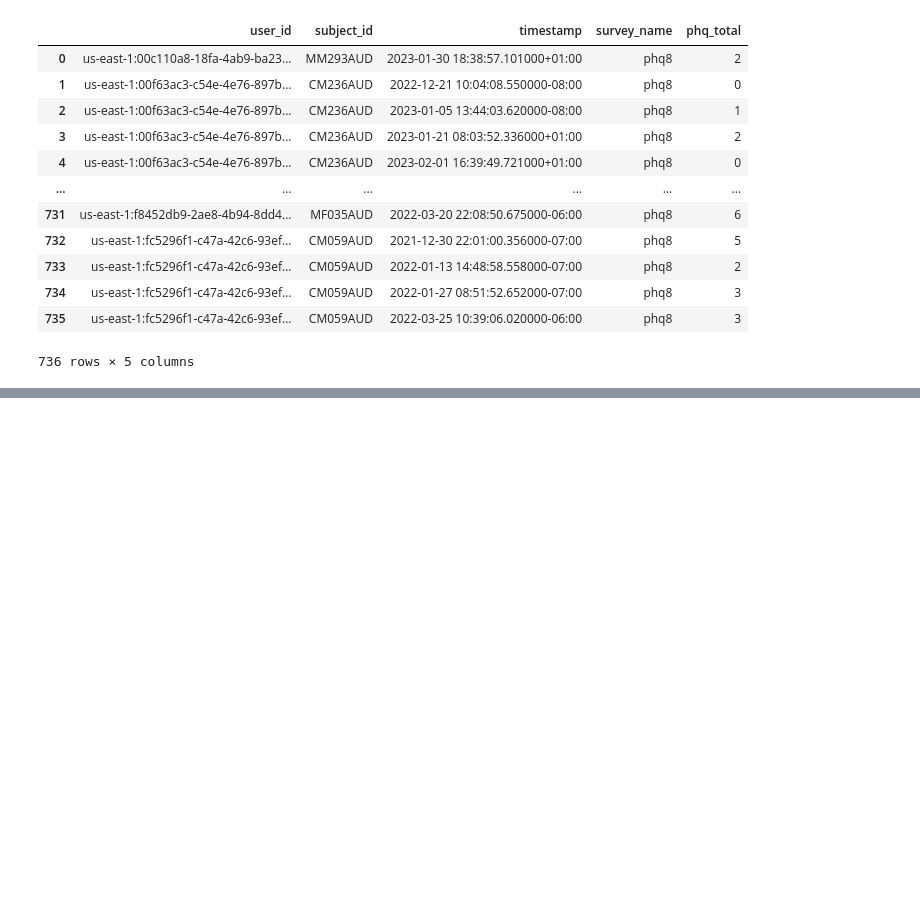
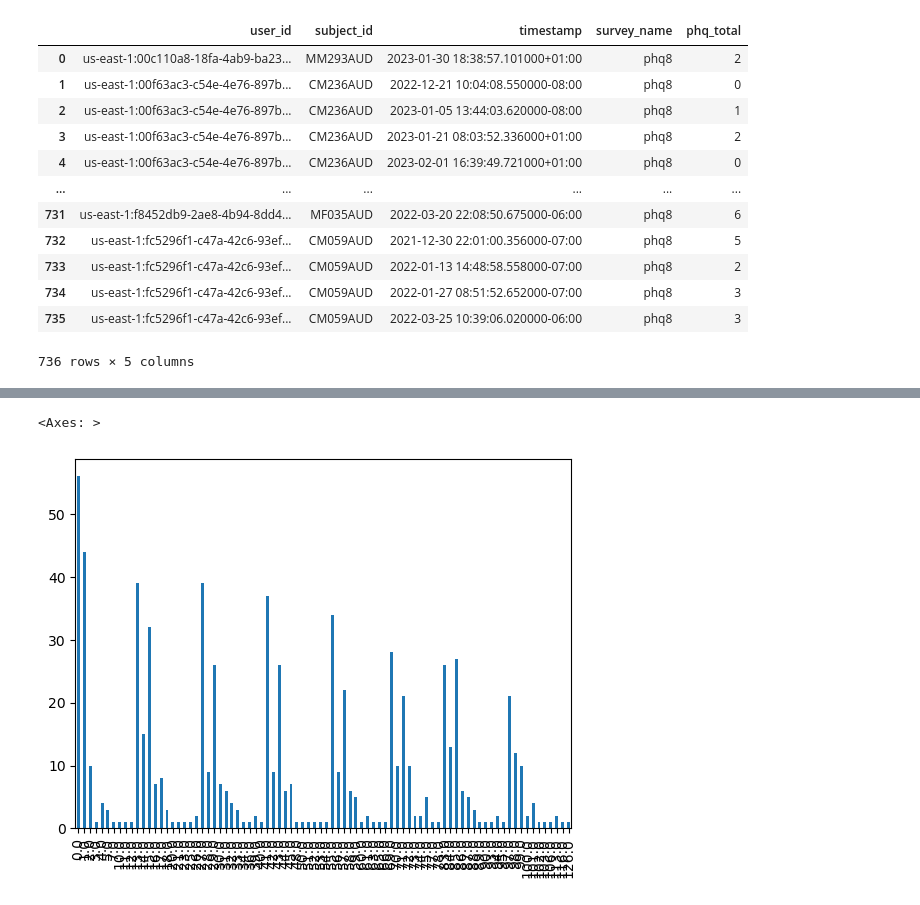
Before and after one commit to mbthompson14/HR_DSMB_2023, a Jupyter notebook: hr_phq8/hr_phq8.ipynb, the cells around one changed output, grey strips where cells are left out. Drawn from its saved outputs; the diff is of its cells as text; code cells hidden in the pictures; blank space fills up the shorter version.

```diff
--- a/hr_phq8/hr_phq8.ipynb
+++ b/hr_phq8/hr_phq8.ipynb
@@ -94,0 +79,7 @@ Name: study_week, dtype: int64
+# %%
+count_by_day = df['study_days'].value_counts()
+count_by_day.sort_index(inplace=True)
+count_by_day.plot(kind='bar')
+# %% [output]
+<Axes: >
+[figure, added]
```
Also changed, not shown: parts of 9 cells of this notebook.
